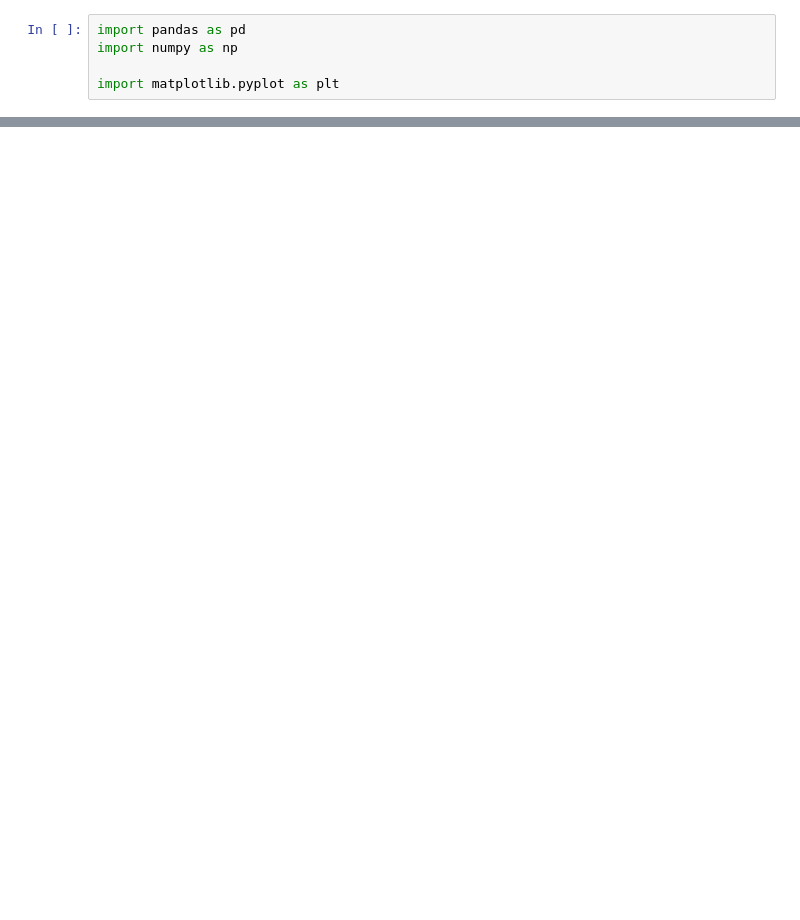
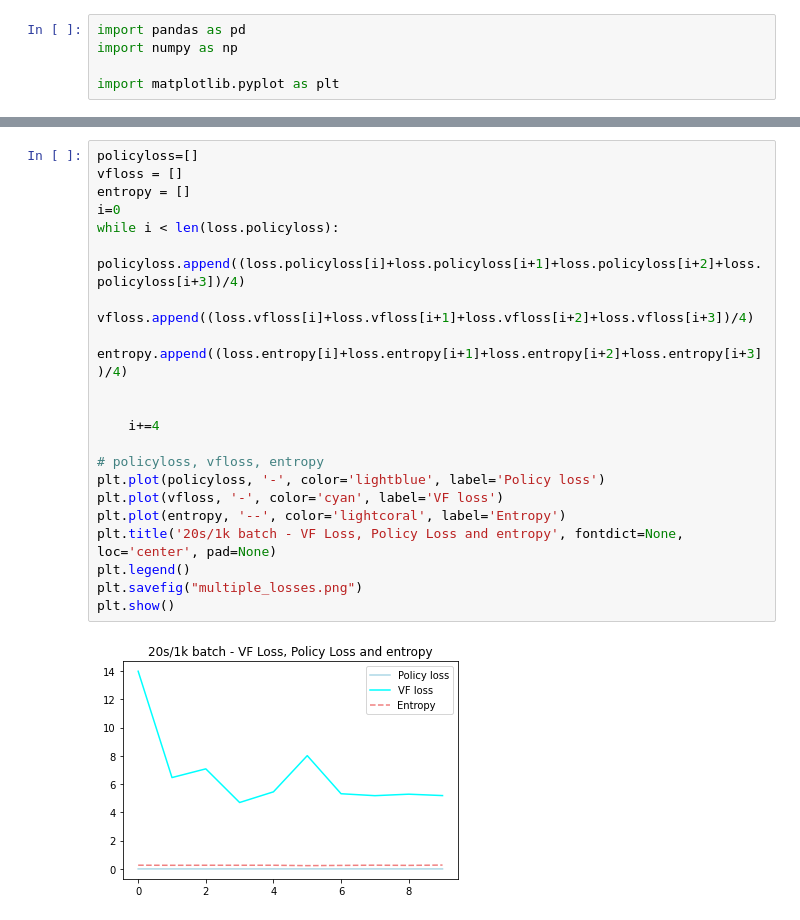
Before and after one commit to MultiAgentPolicyRL/multi-agent-policy-rllib, a Jupyter notebook: PPO/utils/panda.ipynb, the cells around one changed output, grey strips where cells are left out. Saved outputs shown, nothing was run; the diff lists cells and outputs as text; blank space fills up the shorter version.

```diff
--- a/PPO/utils/panda.ipynb
+++ b/PPO/utils/panda.ipynb
@@ -58,0 +51,23 @@ plt.show()
+# %%
+policyloss=[]
+vfloss = []
+entropy = []
+i=0
+while i < len(loss.policyloss):
+    policyloss.append((loss.policyloss[i]+loss.policyloss[i+1]+loss.policyloss[i+2]+loss.policyloss[i+3])/4)
+    vfloss.append((loss.vfloss[i]+loss.vfloss[i+1]+loss.vfloss[i+2]+loss.vfloss[i+3])/4)
+    entropy.append((loss.entropy[i]+loss.entropy[i+1]+loss.entropy[i+2]+loss.entropy[i+3])/4)
+
+
+    i+=4
+
+# policyloss, vfloss, entropy
+plt.plot(policyloss, '-', color='lightblue', label='Policy loss')
+plt.plot(vfloss, '-', color='cyan', label='VF loss')
+plt.plot(entropy, '--', color='lightcoral', label='Entropy')
+plt.title('20s/1k batch - VF Loss, Policy Loss and entropy', fontdict=None, loc='center', pad=None)
+plt.legend()
+plt.savefig("multiple_losses.png")
+plt.show()
+# %% [output]
+[figure, added]
```
Also changed, not shown: parts of 7 cells of this notebook, 16 other files.
